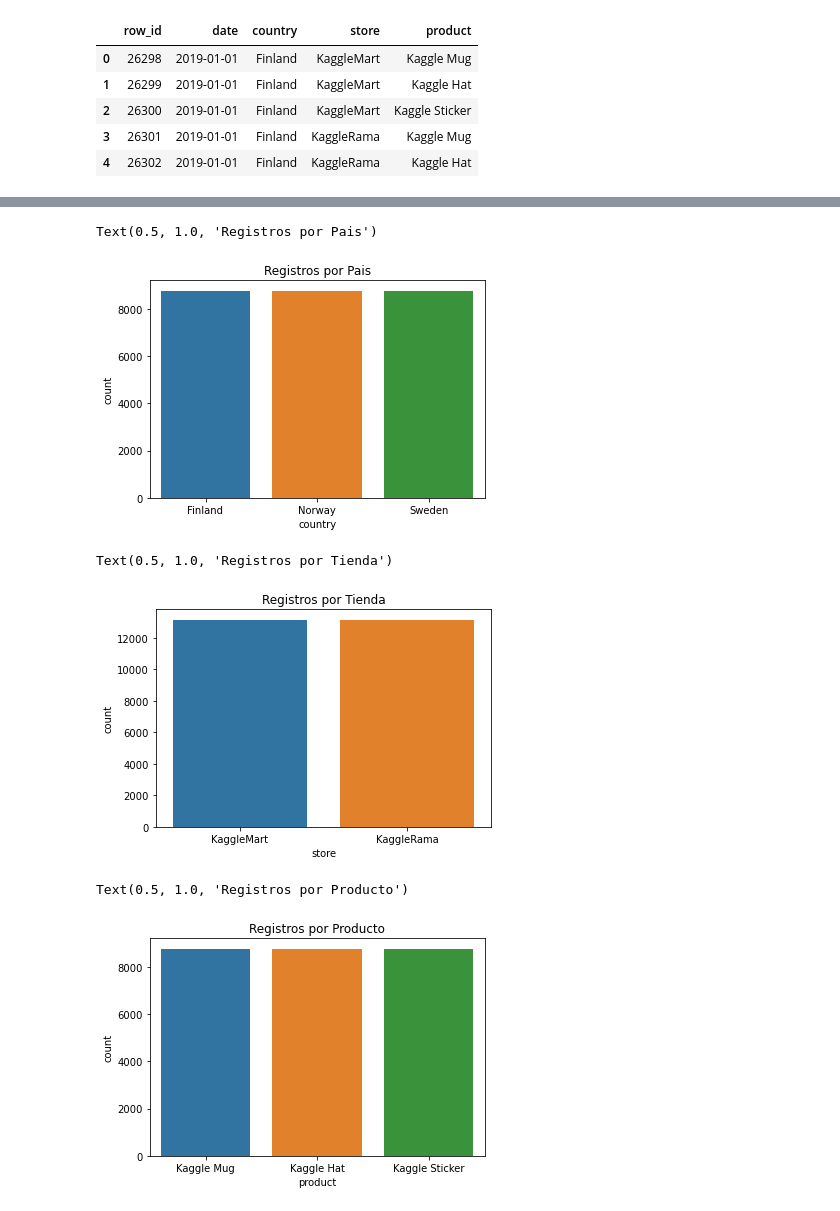
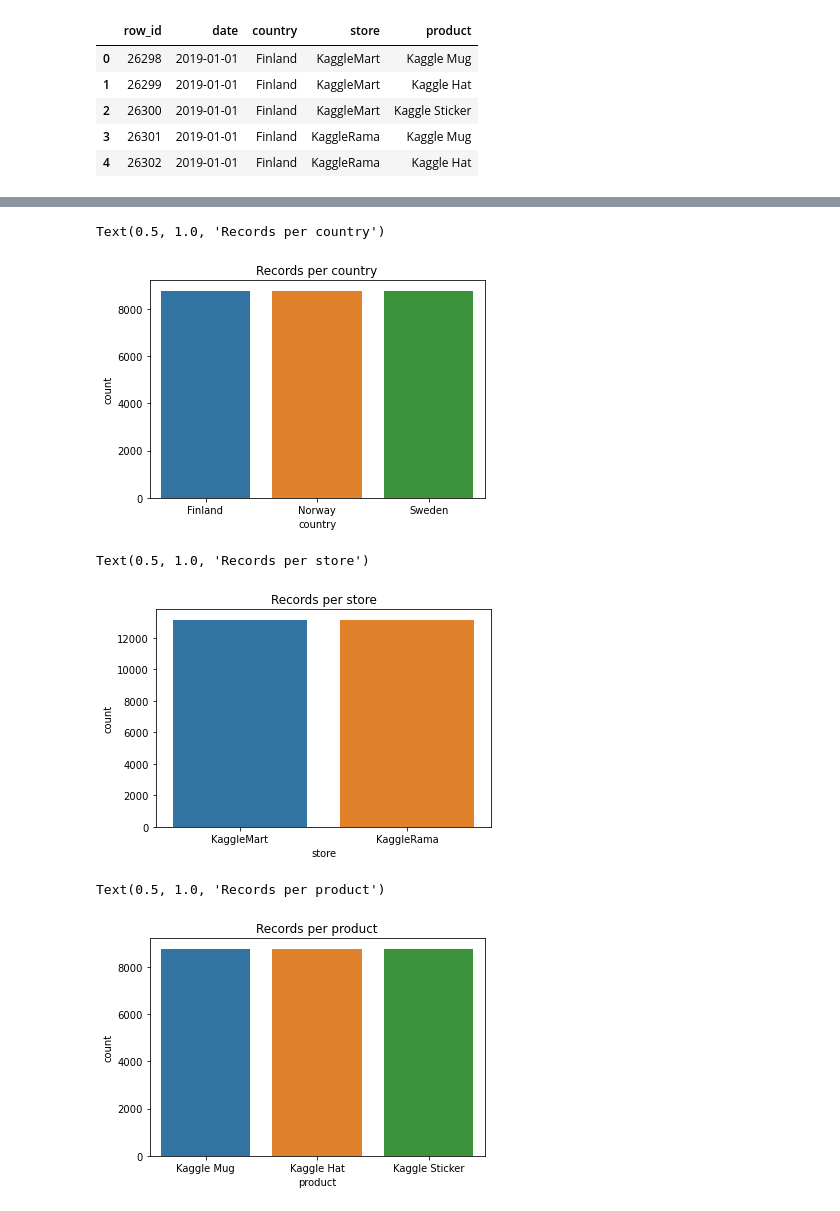
Before and after one commit to ccollado7/kaggle-tps-jan2022, a Jupyter notebook: notebooks/EDA/kaggle-tps-EDA.ipynb, the cells around one changed output, grey strips where cells are left out. Drawn from its saved outputs; the diff is of its cells as text; code cells hidden in the pictures.

```diff
--- a/notebooks/EDA/kaggle-tps-EDA.ipynb
+++ b/notebooks/EDA/kaggle-tps-EDA.ipynb
@@ -78,22 +113,22 @@ test.head()
 # %%
-#Cantidad de registros por pais
+#Number of records per country
 
-sns.countplot(x="country", data=train).set_title('Registros por Pais')
+sns.countplot(x="country", data=train).set_title('Records per country')
 # %% [output]
-Text(0.5, 1.0, 'Registros por Pais')
+Text(0.5, 1.0, 'Records per country')
-[figure, old version]
+[figure, new version]
 # %%
-#Cantidad de registros por tienda
+#Number of records per store
 
-sns.countplot(x="store", data=train).set_title('Registros por Tienda')
+sns.countplot(x="store", data=train).set_title('Records per store')
 # %% [output]
-Text(0.5, 1.0, 'Registros por Tienda')
+Text(0.5, 1.0, 'Records per store')
-[figure, old version]
+[figure, new version]
 # %%
-#Cantidad de registros por producto
+#Number of records per product
 
-sns.countplot(x="product", data=train).set_title('Registros por Producto')
+sns.countplot(x="product", data=train).set_title('Records per product')
 # %% [output]
-Text(0.5, 1.0, 'Registros por Producto')
+Text(0.5, 1.0, 'Records per product')
-[figure, old version]
+[figure, new version]
 # %%
```
Also changed, not shown: parts of 47 cells of this notebook.
